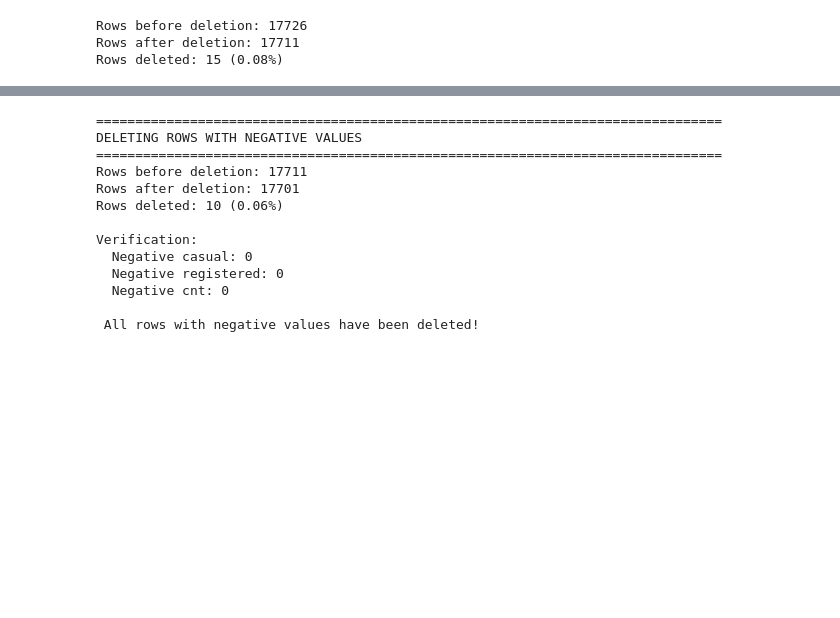
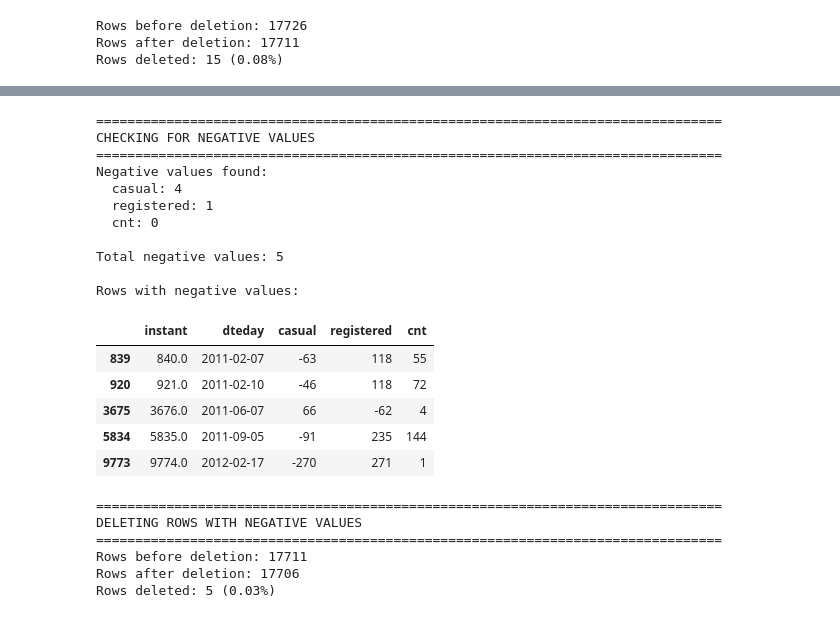
Before and after one commit to js-a01796997/MLOps, a Jupyter notebook: notebooks/clean_casual_registered_cnt.ipynb, the cells around one changed output, grey strips where cells are left out. Saved outputs shown, nothing was run; the diff lists cells and outputs as text; code cells hidden in the pictures; blank space fills up the shorter version.

```diff
--- a/notebooks/clean_casual_registered_cnt.ipynb
+++ b/notebooks/clean_casual_registered_cnt.ipynb
@@ -210,12 +348,54 @@ Verification after recalculation:
+# %%
+# Search for negative values
+print("="*80)
+print("CHECKING FOR NEGATIVE VALUES")
+print("="*80)
+
+negative_casual = (df['casual'] < 0).sum()
+negative_registered = (df['registered'] < 0).sum()
+negative_cnt = (df['cnt'] < 0).sum()
+
+print(f"Negative values found:")
+print(f"  casual: {negative_casual}")
+print(f"  registered: {negative_registered}")
+print(f"  cnt: {negative_cnt}")
+
+total_negatives = negative_casual + negative_registered + negative_cnt
+print(f"\nTotal negative values: {total_negatives}")
+
+if total_negatives > 0:
+    negative_mask = (df['casual'] < 0) | (df['registered'] < 0) | (df['cnt'] < 0)
+    print(f"\nRows with negative values:")
+    display(df[negative_mask][['instant', 'dteday', 'casual', 'registered', 'cnt']])
+else:
+    print("\nNo negative values found!")
+# %% [output]
+================================================================================
+CHECKING FOR NEGATIVE VALUES
+================================================================================
+Negative values found:
+  casual: 4
+  registered: 1
+  cnt: 0
+
+Total negative values: 5
+
+Rows with negative values:
+|  | instant | dteday | casual | registered | cnt |
+| 839 | 840.0 | 2011-02-07 | -63 | 118 | 55 |
+| 920 | 921.0 | 2011-02-10 | -46 | 118 | 72 |
+| 3675 | 3676.0 | 2011-06-07 | 66 | -62 | 4 |
+| 5834 | 5835.0 | 2011-09-05 | -91 | 235 | 144 |
+| 9773 | 9774.0 | 2012-02-17 | -270 | 271 | 1 |
 # %%
-# Delete rows with remaining negative values
+# Delete rows with at least one negative value
 print("="*80)
 print("DELETING ROWS WITH NEGATIVE VALUES")
 print("="*80)
 
 rows_before = len(df)
 
-# Create mask for rows with any negative value
+# Create mask for rows with any negative value in casual, registered, or cnt
 negative_mask = (df['casual'] < 0) | (df['registered'] < 0) | (df['cnt'] < 0)
 rows_with_negatives = negative_mask.sum()
 
@@ -228,24 +408,10 @@ rows_deleted = rows_before - rows_after
 print(f"Rows before deletion: {rows_before}")
 print(f"Rows after deletion: {rows_after}")
 print(f"Rows deleted: {rows_deleted} ({rows_deleted/rows_before*100:.2f}%)")
-
-# Verify no negative values remain
-print("\nVerification:")
-print(f"  Negative casual: {(df['casual'] < 0).sum()}")
-print(f"  Negative registered: {(df['registered'] < 0).sum()}")
-print(f"  Negative cnt: {(df['cnt'] < 0).sum()}")
-print("\n All rows with negative values have been deleted!")
 # %% [output]
 ================================================================================
 DELETING ROWS WITH NEGATIVE VALUES
 ================================================================================
 Rows before deletion: 17711
-Rows after deletion: 17701
-Rows deleted: 10 (0.06%)
-
-Verification:
-  Negative casual: 0
-  Negative registered: 0
-  Negative cnt: 0
-
- All rows with negative values have been deleted!
+Rows after deletion: 17706
+Rows deleted: 5 (0.03%)
```
Also changed, not shown: parts of 16 cells of this notebook, 1 other file.
